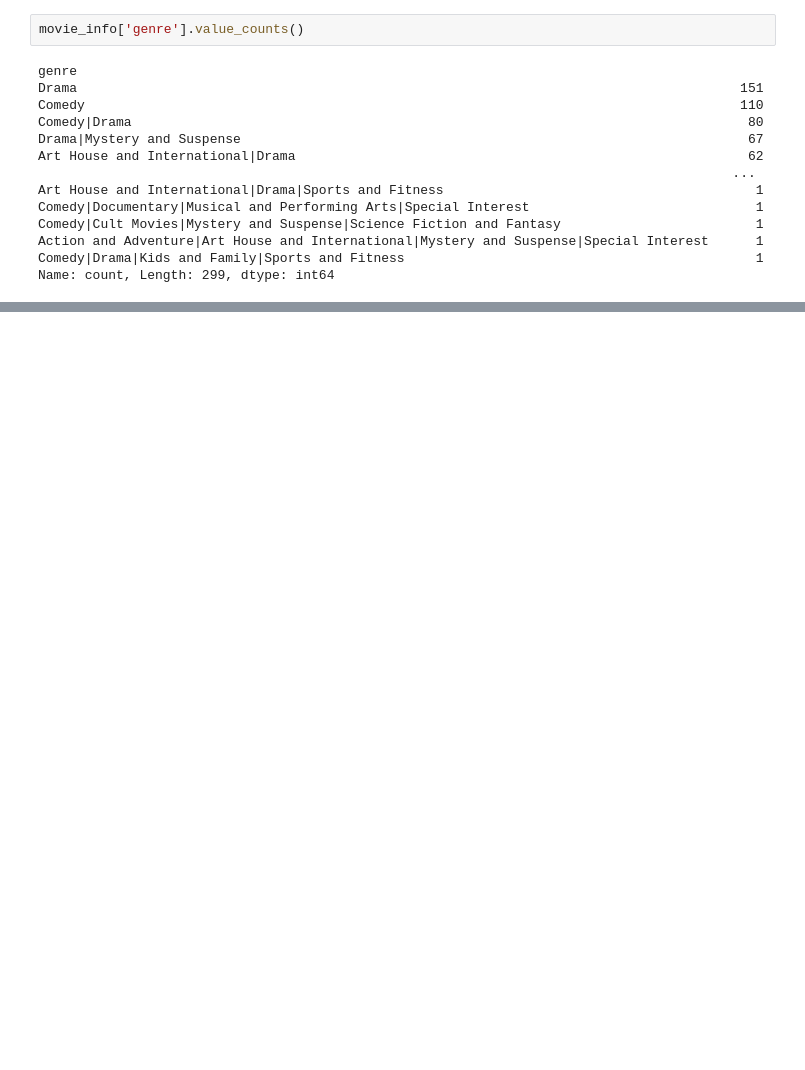
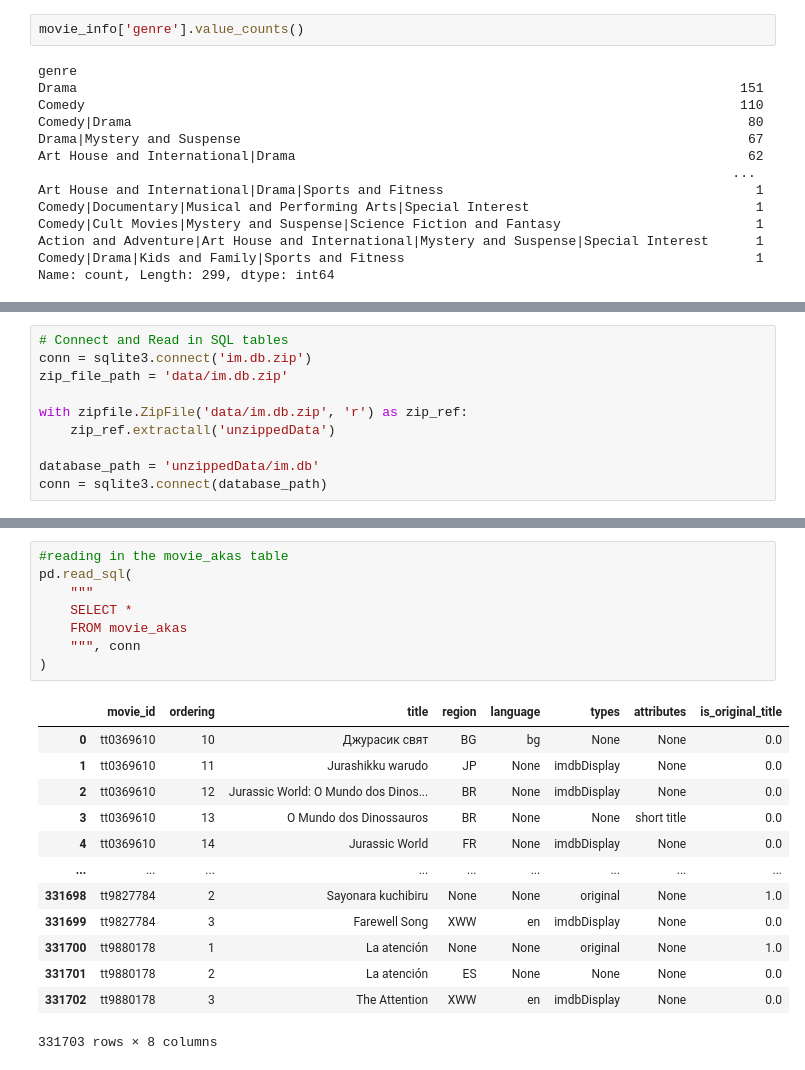
Before and after one commit to GoknurK/Movie_Studio, a Jupyter notebook: data_exploration.ipynb, the cells around one changed output, grey strips where cells are left out. Drawn from its saved outputs; the diff is of its cells as text; blank space fills up the shorter version.

Commit message:
read in sql tables and added code for merging csv and sql table

```diff
--- a/data_exploration.ipynb
+++ b/data_exploration.ipynb
@@ -195,0 +276,10 @@ movie_budgets.head()
+# %%
+# Connect and Read in SQL tables
+conn = sqlite3.connect('im.db.zip')
+zip_file_path = 'data/im.db.zip'
+
+with zipfile.ZipFile('data/im.db.zip', 'r') as zip_ref:
+    zip_ref.extractall('unzippedData')
+
+database_path = 'unzippedData/im.db'
+conn = sqlite3.connect(database_path)
@@ -195,0 +372,22 @@ movie_budgets.head()
+# %%
+#reading in the movie_akas table
+pd.read_sql(
+    """
+    SELECT *
+    FROM movie_akas
+    """, conn
+)
+# %% [output]
+|  | movie_id | ordering | title | region | language | types | attributes | is_original_title |
+| 0 | tt0369610 | 10 | Джурасик свят | BG | bg | None | None | 0.0 |
+| 1 | tt0369610 | 11 | Jurashikku warudo | JP | None | imdbDisplay | None | 0.0 |
+| 2 | tt0369610 | 12 | Jurassic World: O Mundo dos Dinos... | BR | None | imdbDisplay | None | 0.0 |
+| 3 | tt0369610 | 13 | O Mundo dos Dinossauros | BR | None | None | short title | 0.0 |
+| 4 | tt0369610 | 14 | Jurassic World | FR | None | imdbDisplay | None | 0.0 |
+| ... | ... | ... | ... | ... | ... | ... | ... | ... |
+| 331698 | tt9827784 | 2 | Sayonara kuchibiru | None | None | original | None | 1.0 |
+| 331699 | tt9827784 | 3 | Farewell Song | XWW | en | imdbDisplay | None | 0.0 |
+| 331700 | tt9880178 | 1 | La atención | None | None | original | None | 1.0 |
+| 331701 | tt9880178 | 2 | La atención | ES | None | None | None | 0.0 |
+| 331702 | tt9880178 | 3 | The Attention | XWW | en | imdbDisplay | None | 0.0 |
+331703 rows × 8 columns
```
Also changed, not shown: parts of 24 cells of this notebook.
